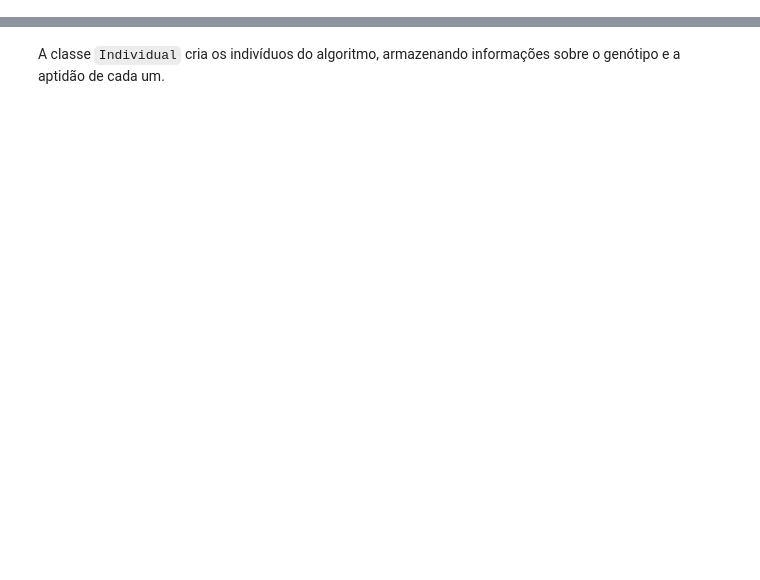
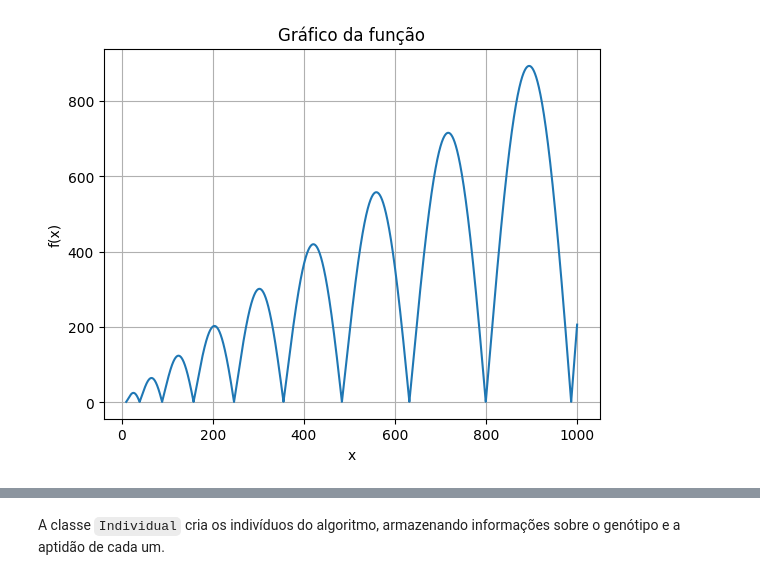
Before and after one commit to alexandrefortes/programacao-genetica, a Jupyter notebook: consolidando-fundamentos-em-programação-algorítmos-genéticas.ipynb, the cells around one changed output, grey strips where cells are left out. Saved outputs shown, nothing was run; the diff lists cells and outputs as text; code cells hidden in the pictures; blank space fills up the shorter version.

```diff
--- a/consolidando-fundamentos-em-programação-algorítmos-genéticas.ipynb
+++ b/consolidando-fundamentos-em-programação-algorítmos-genéticas.ipynb
@@ -41,0 +27,22 @@ Representando as soluções como árvores de expressão, onde cada nó da árvor
+# %%
+import math
+import numpy as np
+import matplotlib.pyplot as plt
+
+def equacao(x):
+    return abs(math.sin(math.sqrt(abs(x))))*x+1
+
+# Intervalo de valores de x
+x = np.linspace(10, 1000, 10000)
+
+# Calcula os valores correspondentes de y
+y = [equacao(val) for val in x]
+
+# Plotagem da função
+plt.plot(x, y)
+plt.xlabel('x')
+plt.ylabel('f(x)')
+plt.title('Gráfico da função')
+plt.grid(True)
+# %% [output]
+[figure, added]
```
Also changed, not shown: parts of 31 cells of this notebook.
